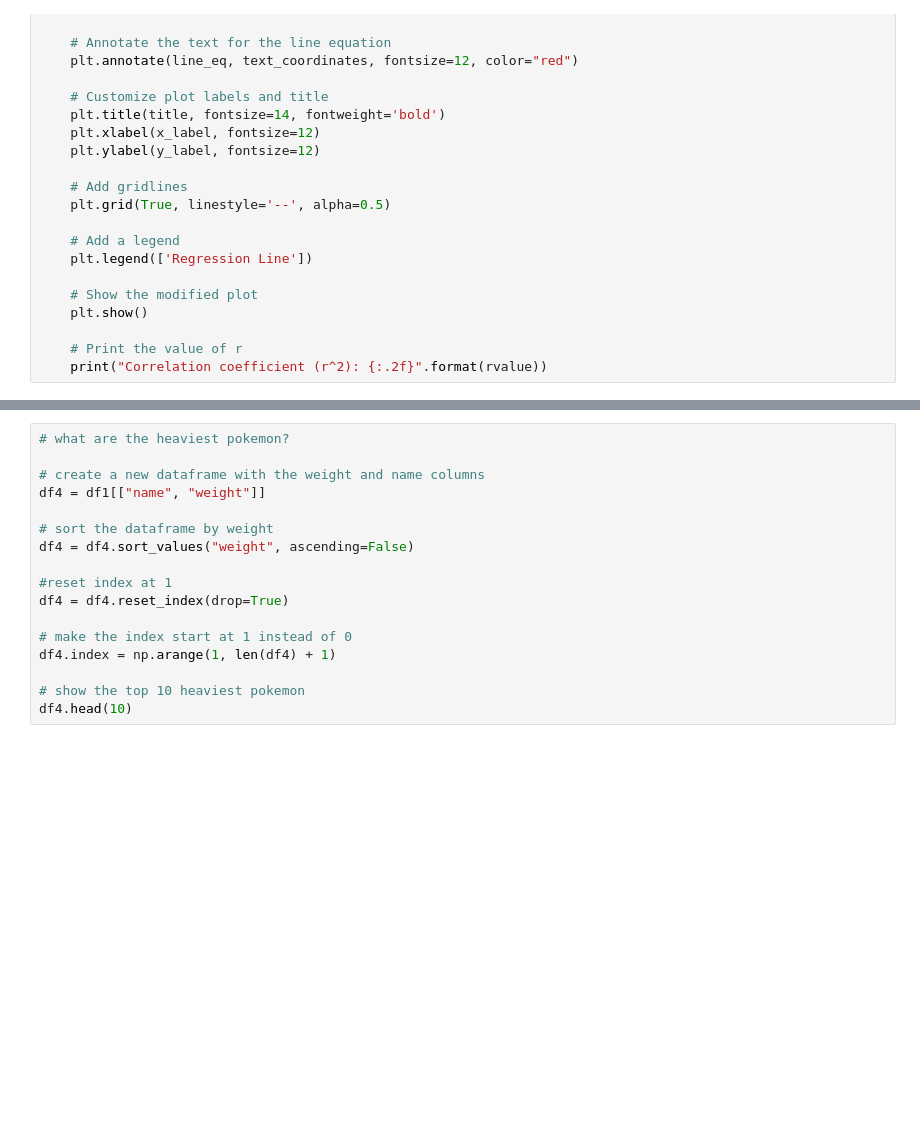
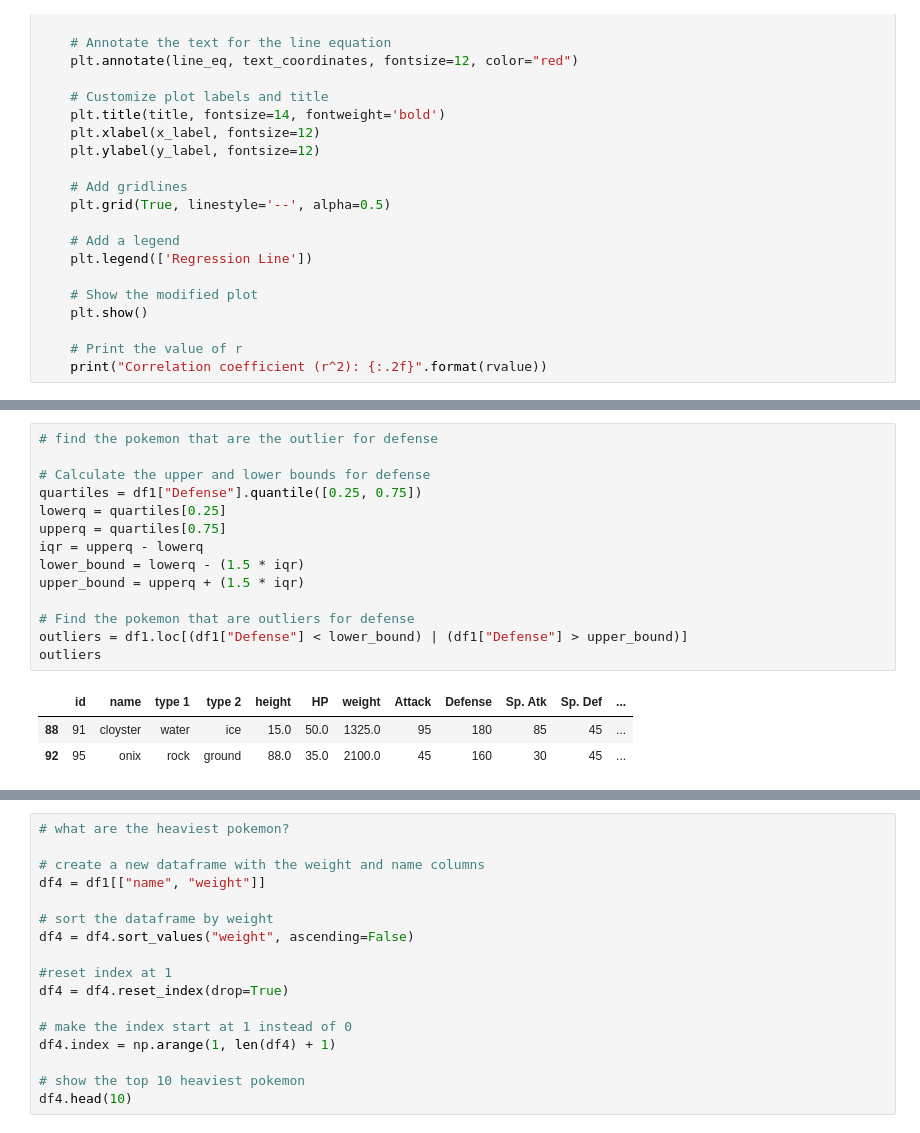
Before and after one commit to Bama-Jamma/Group_Project_1, a Jupyter notebook: PokePy/PokeProj1Start.ipynb, the cells around one changed output, grey strips where cells are left out. Cells and saved outputs as stored; diff of their text form; blank space fills up the shorter version.

```diff
--- a/PokePy/PokeProj1Start.ipynb
+++ b/PokePy/PokeProj1Start.ipynb
@@ -729,6 +775,24 @@ plt.legend(['Mean'])
 plt.show()
 # %% [output]
 [figure]
+# %%
+# find the pokemon that are the outlier for defense
+
+# Calculate the upper and lower bounds for defense
+quartiles = df1["Defense"].quantile([0.25, 0.75])
+lowerq = quartiles[0.25]
+upperq = quartiles[0.75]
+iqr = upperq - lowerq
+lower_bound = lowerq - (1.5 * iqr)
+upper_bound = upperq + (1.5 * iqr)
+
+# Find the pokemon that are outliers for defense
+outliers = df1.loc[(df1["Defense"] < lower_bound) | (df1["Defense"] > upper_bound)]
+outliers
+# %% [output]
+|  | id | name | type 1 | type 2 | height | HP | weight | Attack | Defense | Sp. Atk | Sp. Def | ... |
+| 88 | 91 | cloyster | water | ice | 15.0 | 50.0 | 1325.0 | 95 | 180 | 85 | 45 | ... |
+| 92 | 95 | onix | rock | ground | 88.0 | 35.0 | 2100.0 | 45 | 160 | 30 | 45 | ... |
 # %%
 # create a liner regression for weight and speed
 x_values = df1["weight"]
```
Also changed, not shown: parts of 21 cells of this notebook, 21 other files.
